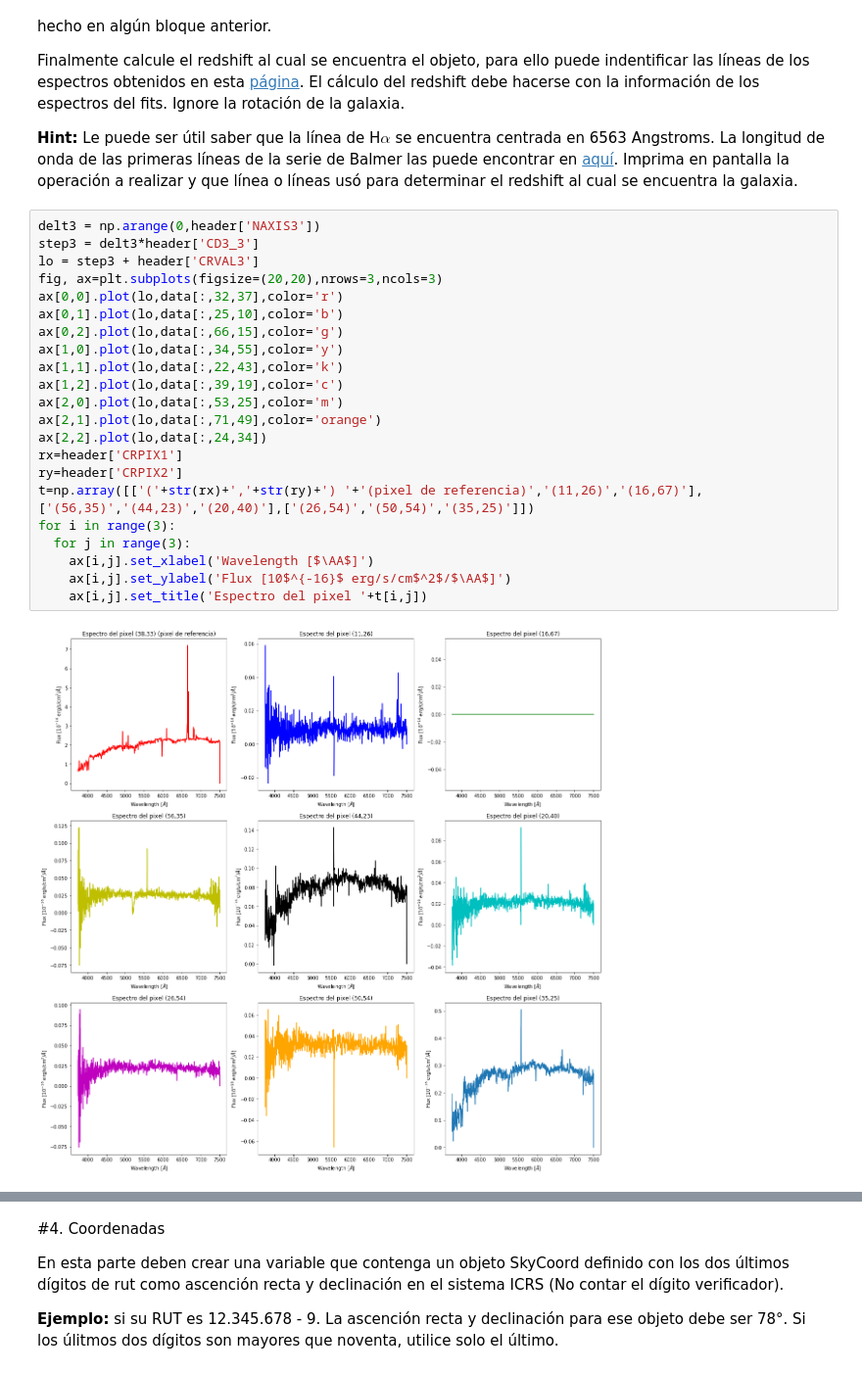
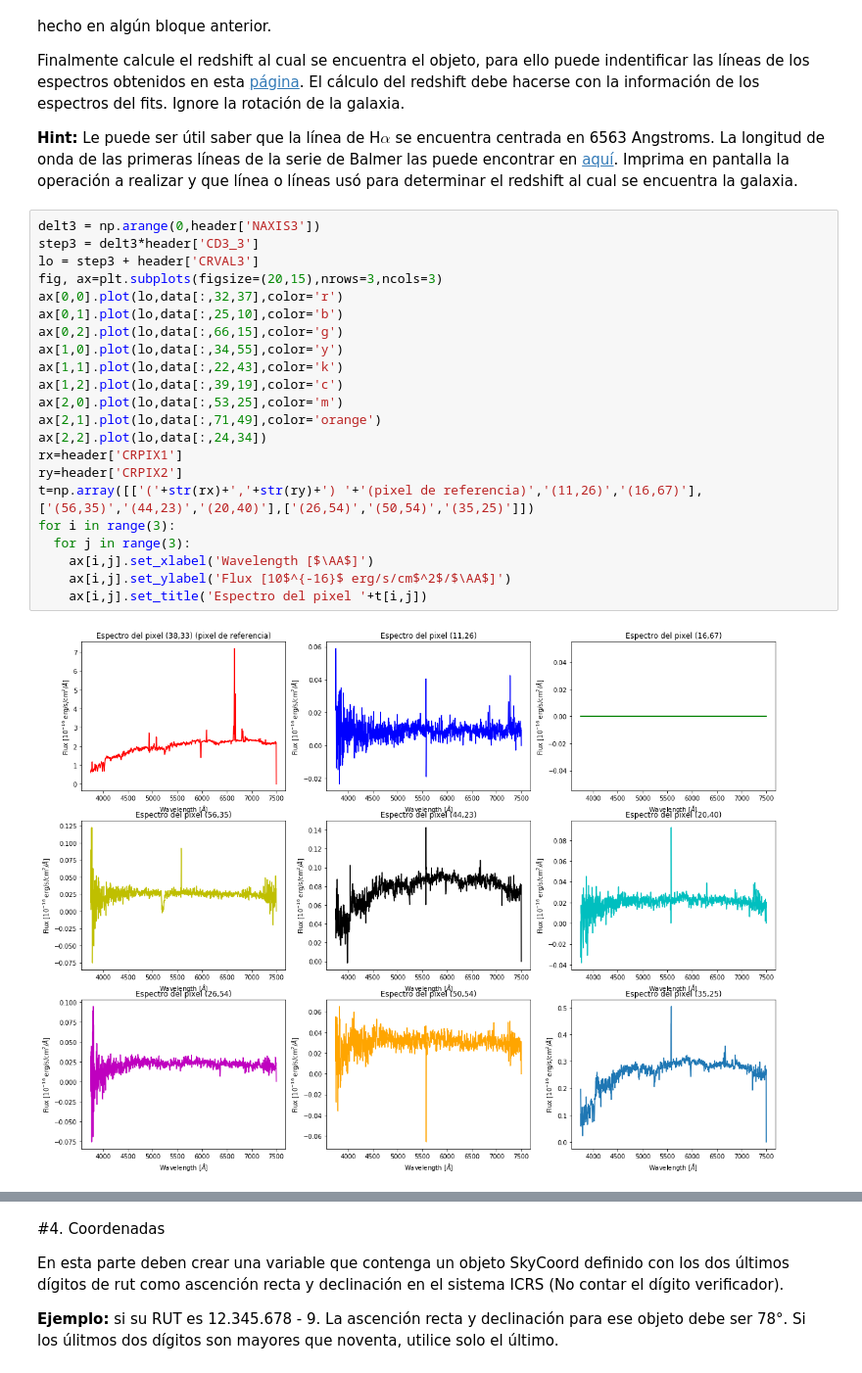
Before and after one commit to SantiagoRios21/minitarea4, a Jupyter notebook: minitarea4.ipynb, the cells around one changed output, grey strips where cells are left out. Shown at 98% size. Saved outputs shown, nothing was run; the diff lists cells and outputs as text.

```diff
--- a/minitarea4.ipynb
+++ b/minitarea4.ipynb
@@ -130,27 +96,27 @@ Finalmente calcule el redshift al cual se encuentra el objeto, para ello puede i
 # %%
 delt3 = np.arange(0,header['NAXIS3'])
 step3 = delt3*header['CD3_3']
 lo = step3 + header['CRVAL3']
-fig, ax=plt.subplots(figsize=(20,20),nrows=3,ncols=3)
+fig, ax=plt.subplots(figsize=(20,15),nrows=3,ncols=3)
 ax[0,0].plot(lo,data[:,32,37],color='r')
 ax[0,1].plot(lo,data[:,25,10],color='b')
 ax[0,2].plot(lo,data[:,66,15],color='g')
 ax[1,0].plot(lo,data[:,34,55],color='y')
 ax[1,1].plot(lo,data[:,22,43],color='k')
 ax[1,2].plot(lo,data[:,39,19],color='c')
 ax[2,0].plot(lo,data[:,53,25],color='m')
 ax[2,1].plot(lo,data[:,71,49],color='orange')
 ax[2,2].plot(lo,data[:,24,34])
 rx=header['CRPIX1']
 ry=header['CRPIX2']
 t=np.array([['('+str(rx)+','+str(ry)+') '+'(pixel de referencia)','(11,26)','(16,67)'],['(56,35)','(44,23)','(20,40)'],['(26,54)','(50,54)','(35,25)']])
 for i in range(3):
   for j in range(3):
     ax[i,j].set_xlabel('Wavelength [$\AA$]')
     ax[i,j].set_ylabel('Flux [10$^{-16}$ erg/s/cm$^2$/$\AA$]')
     ax[i,j].set_title('Espectro del pixel '+t[i,j])
 # %% [output]
-[figure, old version]
+[figure, new version]
 # %%
 s=data[:,33,38]
 d=np.argmax(s)
```
Also changed, not shown: parts of 8 cells of this notebook.
